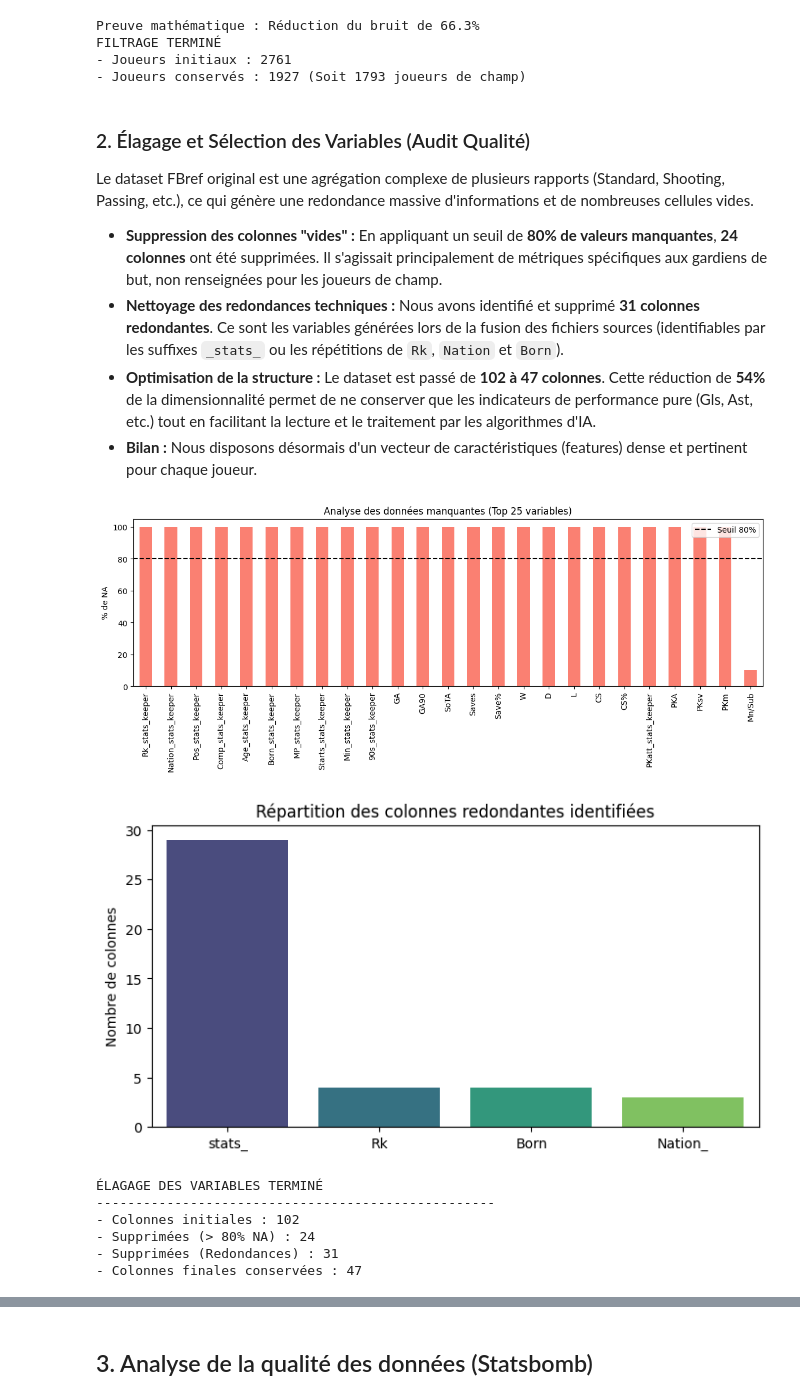
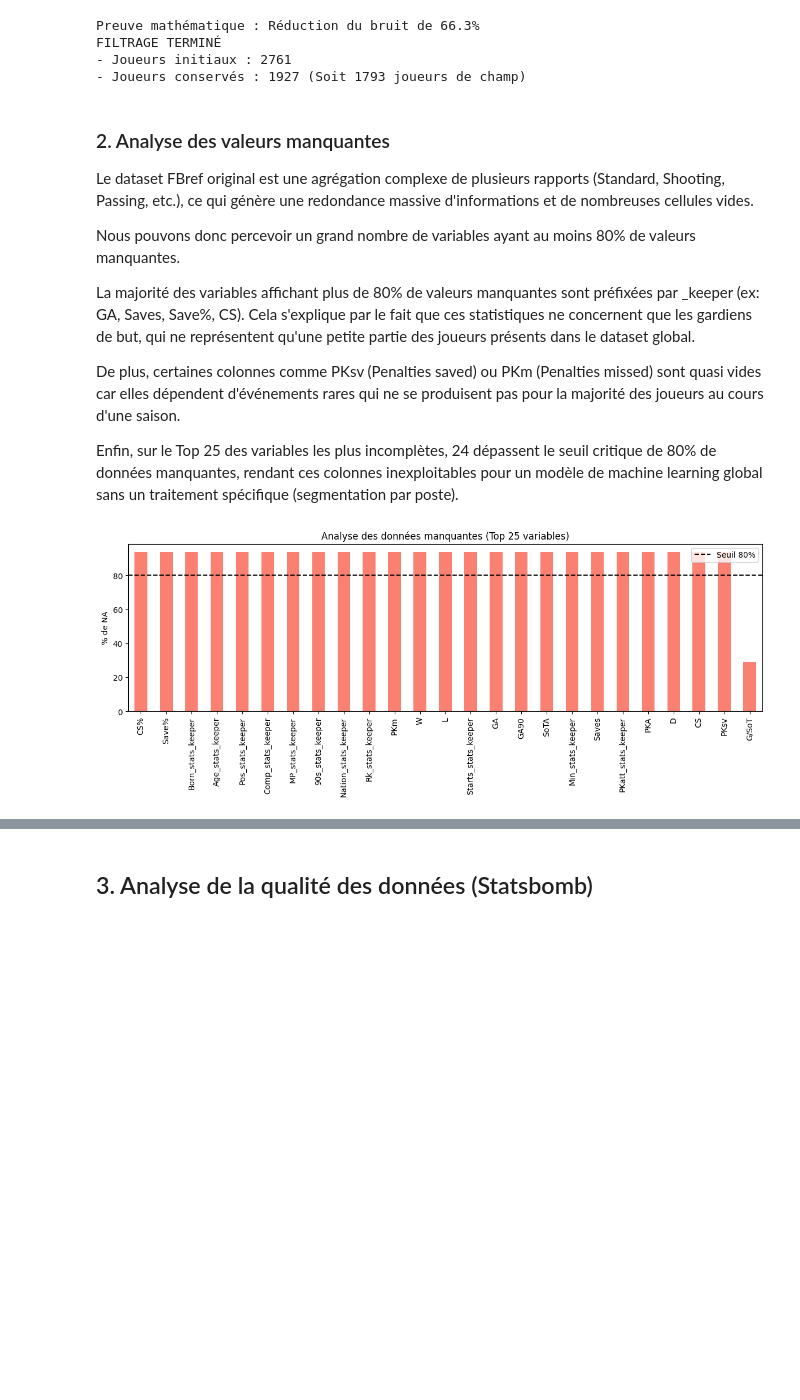
Before and after one commit to Quadratic-Labs/predict_vm_football, a Jupyter notebook: notebooks/02_exploration_qualite.ipynb, the cells around one changed output, grey strips where cells are left out. Drawn from its saved outputs; the diff is of its cells as text; code cells hidden in the pictures; blank space fills up the shorter version.

Commit message:
[ci] - Mise à jour des Markdown FBref et football-data

```diff
--- a/notebooks/02_exploration_qualite.ipynb
+++ b/notebooks/02_exploration_qualite.ipynb
@@ -163,23 +160,21 @@ FILTRAGE TERMINÉ
 - Joueurs initiaux : 2761
 - Joueurs conservés : 1927 (Soit 1793 joueurs de champ)
 # %% [markdown]
-### 2. Élagage et Sélection des Variables (Audit Qualité)
+### 2. Analyse des valeurs manquantes
+
 Le dataset FBref original est une agrégation complexe de plusieurs rapports (Standard, Shooting, Passing, etc.), ce qui génère une redondance massive d'informations et de nombreuses cellules vides.
 
-* **Suppression des colonnes "vides" :** En appliquant un seuil de **80% de valeurs manquantes**, **24 colonnes** ont été supprimées. Il s'agissait principalement de métriques spécifiques aux gardiens de but, non renseignées pour les joueurs de champ.
-* **Nettoyage des redondances techniques :** Nous avons identifié et supprimé **31 colonnes redondantes**. Ce sont les variables générées lors de la fusion des fichiers sources (identifiables par les suffixes `_stats_` ou les répétitions de `Rk`, `Nation` et `Born`).
-* **Optimisation de la structure :** Le dataset est passé de **102 à 47 colonnes**. Cette réduction de **54%** de la dimensionnalité permet de ne conserver que les indicateurs de performance pure (Gls, Ast, etc.) tout en facilitant la lecture et le traitement par les algorithmes d'IA.
-* **Bilan :** Nous disposons désormais d'un vecteur de caractéristiques (features) dense et pertinent pour chaque joueur.
+Nous pouvons donc percevoir un grand nombre de variables ayant au moins 80% de valeurs manquantes.
+
+
+La majorité des variables affichant plus de 80% de valeurs manquantes sont préfixées par _keeper (ex: GA, Saves, Save%, CS). Cela s'explique par le fait que ces statistiques ne concernent que les gardiens de but, qui ne représentent qu'une petite partie des joueurs présents dans le dataset global.
+
+De plus, certaines colonnes comme PKsv (Penalties saved) ou PKm (Penalties missed) sont quasi vides car elles dépendent d'événements rares qui ne se produisent pas pour la majorité des joueurs au cours d'une saison.
+
+Enfin, sur le Top 25 des variables les plus incomplètes, 24 dépassent le seuil critique de 80% de données manquantes, rendant ces colonnes inexploitables pour un modèle de machine learning global sans un traitement spécifique (segmentation par poste).
 # %%
 # Utilisation de la fonction sur tes joueurs de champ déjà filtrés
-df_fbref_final = prune_fbref_columns(df_field, threshold=0.80)
+prune_fbref_columns(df_fbref, threshold=0.80)
 # %% [output]
-[figure, old version]
+[figure, new version]
-[figure, removed]
-ÉLAGAGE DES VARIABLES TERMINÉ
----------------------------------------------------
-- Colonnes initiales : 102
-- Supprimées (> 80% NA) : 24
-- Supprimées (Redondances) : 31
-- Colonnes finales conservées : 47
 # %% [markdown]
```
Also changed, not shown: parts of 8 cells of this notebook, 1 other file.
